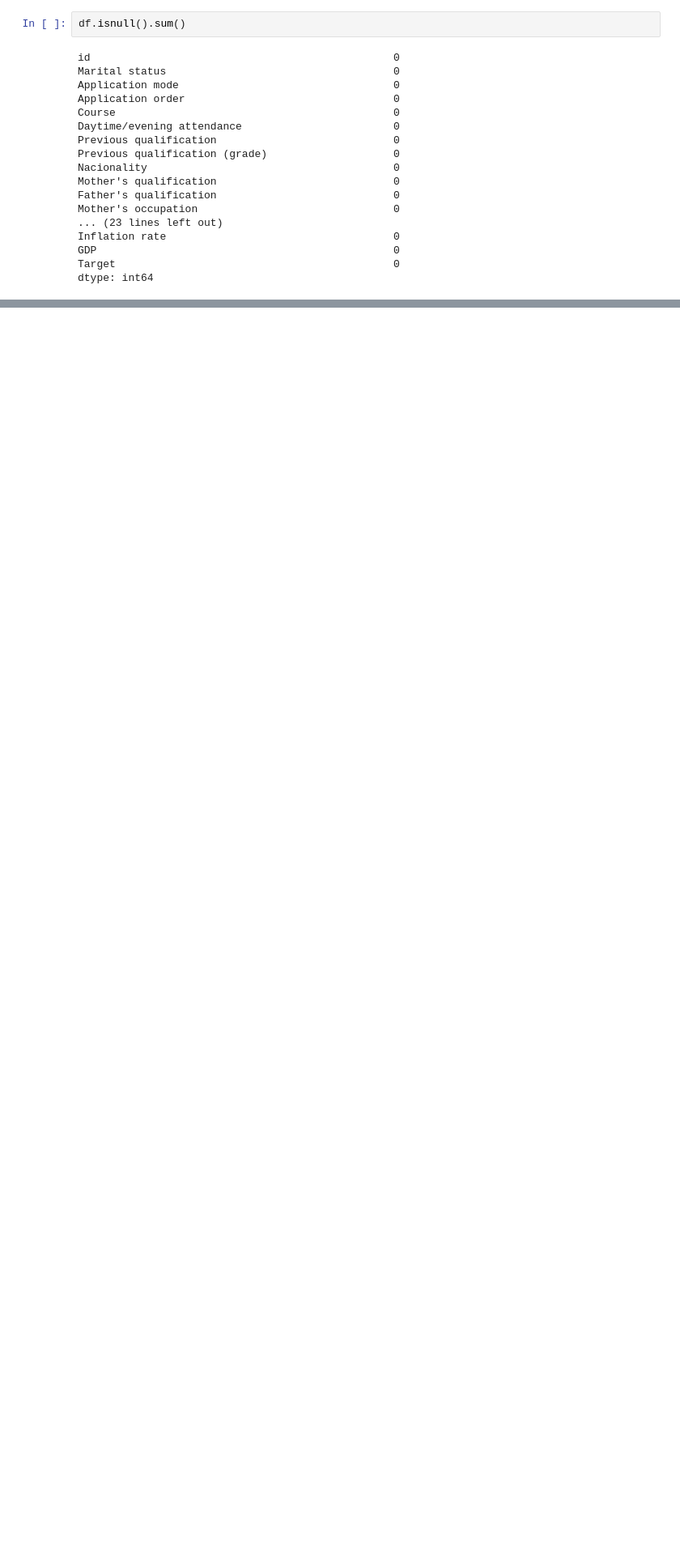
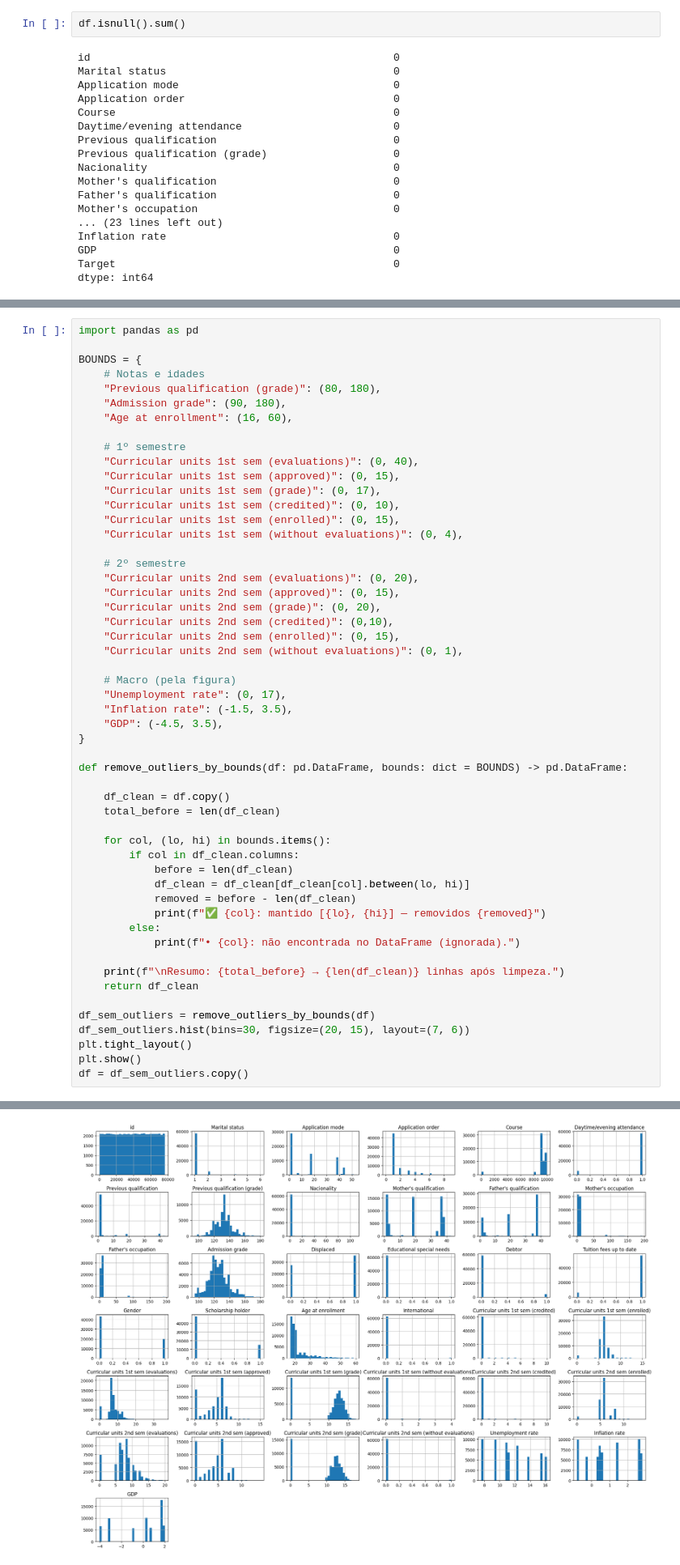
Before and after one commit to lucasouzamil/mlp-classification, a Jupyter notebook: main.ipynb, the cells around one changed output, grey strips where cells are left out. Shown: that part at 81% size. Cells and saved outputs as stored; diff of their text form; blank space fills up the shorter version.

```diff
--- a/main.ipynb
+++ b/main.ipynb
@@ -86,3 +86,57 @@ plt.tight_layout()
 plt.show()
 # %% [output]
 [figure]
+# %%
+import pandas as pd
+
+BOUNDS = {
+    # Notas e idades
+    "Previous qualification (grade)": (80, 180),
+    "Admission grade": (90, 180),
+    "Age at enrollment": (16, 60),
+
+    # 1º semestre
+    "Curricular units 1st sem (evaluations)": (0, 40),
+    "Curricular units 1st sem (approved)": (0, 15),
+    "Curricular units 1st sem (grade)": (0, 17),
+    "Curricular units 1st sem (credited)": (0, 10),
+    "Curricular units 1st sem (enrolled)": (0, 15),
+    "Curricular units 1st sem (without evaluations)": (0, 4),
+
+    # 2º semestre
+    "Curricular units 2nd sem (evaluations)": (0, 20),
+    "Curricular units 2nd sem (approved)": (0, 15),
+    "Curricular units 2nd sem (grade)": (0, 20),
+    "Curricular units 2nd sem (credited)": (0,10),
+    "Curricular units 2nd sem (enrolled)": (0, 15),
+    "Curricular units 2nd sem (without evaluations)": (0, 1),
+
+    # Macro (pela figura)
+    "Unemployment rate": (0, 17),
+    "Inflation rate": (-1.5, 3.5),
+    "GDP": (-4.5, 3.5),
+}
+
+def remove_outliers_by_bounds(df: pd.DataFrame, bounds: dict = BOUNDS) -> pd.DataFrame:
+
+    df_clean = df.copy()
+    total_before = len(df_clean)
+
+    for col, (lo, hi) in bounds.items():
+        if col in df_clean.columns:
+            before = len(df_clean)
+            df_clean = df_clean[df_clean[col].between(lo, hi)]
+            removed = before - len(df_clean)
+            print(f"✅ {col}: mantido [{lo}, {hi}] — removidos {removed}")
+        else:
+            print(f"• {col}: não encontrada no DataFrame (ignorada).")
+
+    print(f"\nResumo: {total_before} → {len(df_clean)} linhas após limpeza.")
+    return df_clean
+
+df_sem_outliers = remove_outliers_by_bounds(df)
+df_sem_outliers.hist(bins=30, figsize=(20, 15), layout=(7, 6))
+plt.tight_layout()
+plt.show()
+df = df_sem_outliers.copy()
+# %% [output]
@@ -89,3 +163,4 @@ plt.show()
+[figure, added]
 # %%
 from sklearn.feature_selection import f_classif
 from sklearn.preprocessing import LabelEncoder
```
Also changed, not shown: parts of 7 cells of this notebook.
